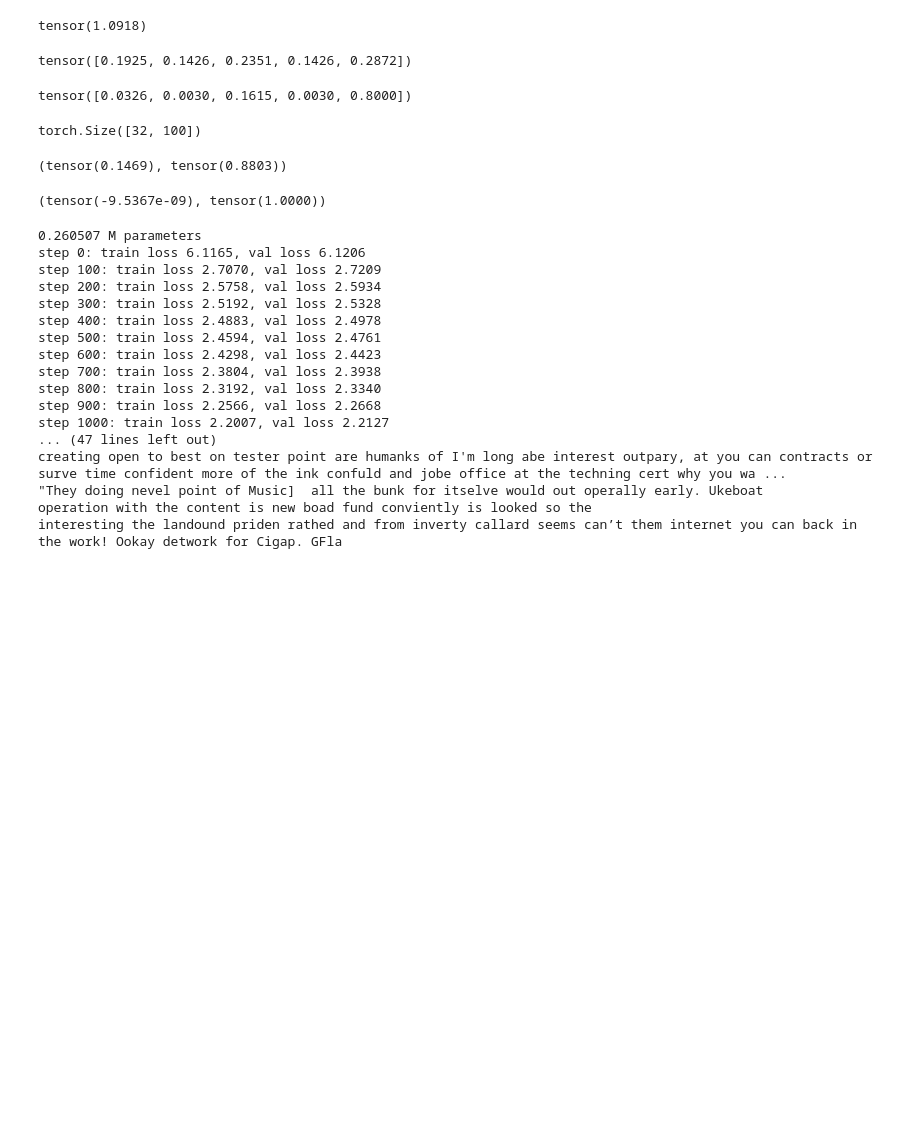
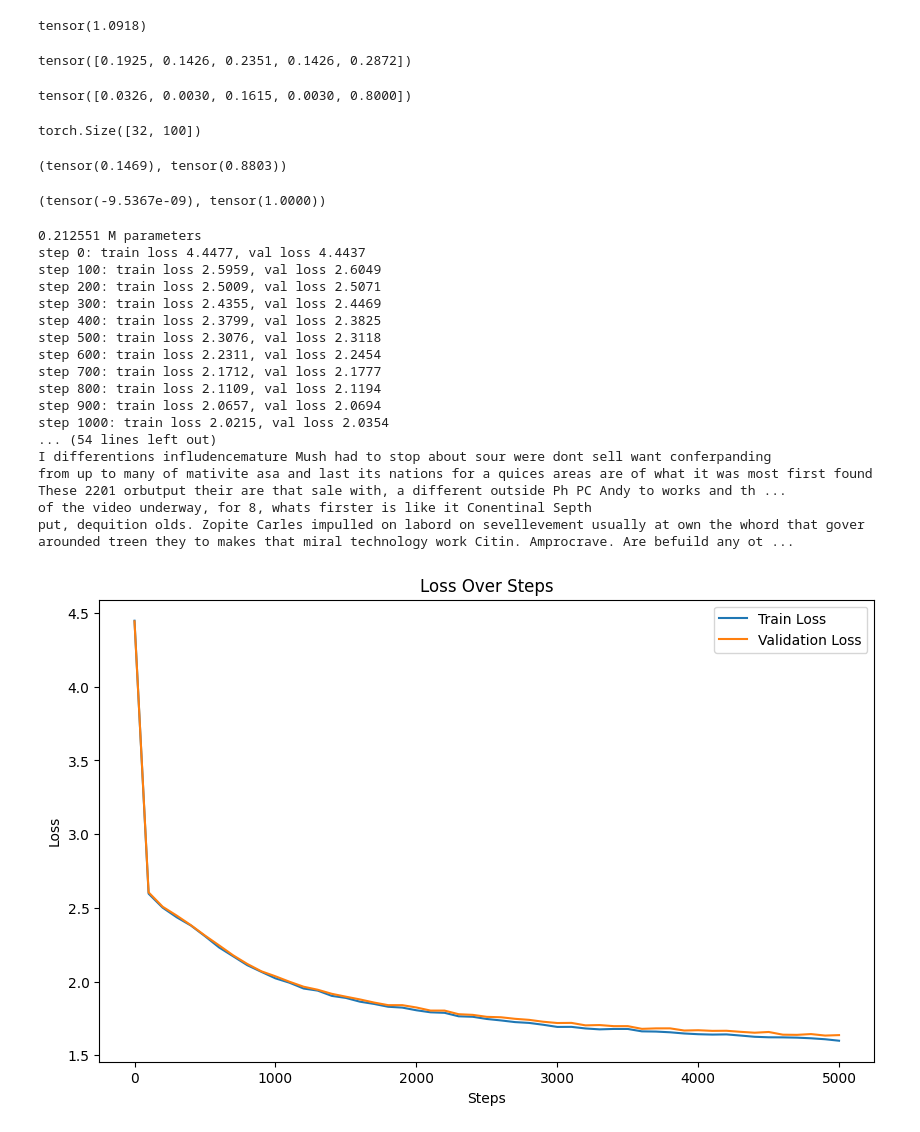
Before and after one commit to shivendrra/SmallLanguageModel-project, a Jupyter notebook: Demo Models/Colab Notebooks/MainGPT_KarpathyVersion.ipynb, the cells around one changed output. Saved outputs shown, nothing was run; the diff lists cells and outputs as text; code cells hidden in the pictures; blank space fills up the shorter version.

Commit message:
ran a few more times with changed parameters

```diff
--- a/Demo Models/Colab Notebooks/MainGPT_KarpathyVersion.ipynb
+++ b/Demo Models/Colab Notebooks/MainGPT_KarpathyVersion.ipynb
@@ -2,7 +2,7 @@
 <a href="https://colab.research.google.com/github/shivendrra/SmallLanguageModel-project/blob/main/Demo%20Models/Colab%20Notebooks/MainGPT_KarpathyVersion.ipynb" target="_parent"><img src="https://colab.research.google.com/assets/colab-badge.svg" alt="Open In Colab"/></a>
 # %%
 # read it in to inspect it
-with open('input.txt', 'r', encoding='utf-8') as f:
+with open('input_data.txt', 'r', encoding='utf-8') as f:
     text = f.read()
 # %%
 print("length of dataset in characters: ", len(text))
@@ -397,7 +397,7 @@ from torch.nn import functional as F
 
 # hyperparameters
 batch_size = 32 # how many independent sequences will we process in parallel?
-block_size = 128 # what is the maximum context length for predictions?
+block_size = 64 # what is the maximum context length for predictions?
 max_iters = 5000
 eval_interval = 100
 learning_rate = 1e-3
@@ -412,11 +412,15 @@ dropout = 0.0
 torch.manual_seed(1337)
 
 with open('training_data.txt', 'r', encoding='utf-8') as f:
-    text = f.read()
+  text = f.read()
 
 # here are all the unique characters that occur in this text
+import re
+
+text = re.sub('[^a-zA-Z0-9\s.,!?]', '', text)
 chars = sorted(list(set(text)))
 vocab_size = len(chars)
+
 # create a mapping from characters to integers
 stoi = { ch:i for i,ch in enumerate(chars) }
 itos = { i:ch for i,ch in enumerate(chars) }
@@ -582,6 +586,9 @@ print(sum(p.numel() for p in m.parameters())/1e6, 'M parameters')
 
 # create a PyTorch optimizer
 optimizer = torch.optim.AdamW(model.parameters(), lr=learning_rate)
+steps = []
+train_losses = []
+val_losses = []
 
 for iter in range(max_iters):
 
@@ -589,6 +596,11 @@ for iter in range(max_iters):
     if iter % eval_interval == 0 or iter == max_iters - 1:
         losses = estimate_loss()
         print(f"step {iter}: train loss {losses['train']:.4f}, val loss {losses['val']:.4f}")
+
+        # Store step and loss values for visualization
+        steps.append(iter)
+        train_losses.append(losses['train'])
+        val_losses.append(losses['val'])
 
     # sample a batch of data
     xb, yb = get_batch('train')
@@ -601,22 +613,37 @@ for iter in range(max_iters):
 
 # generate from the model
 context = torch.zeros((1, 1), dtype=torch.long, device=device)
+torch.save(model.state_dict(), 'transformer_model.pth')
+
 print(decode(m.generate(context, max_new_tokens=2000)[0].tolist()))
 # %% [output]
-0.260507 M parameters
-step 0: train loss 6.1165, val loss 6.1206
-step 100: train loss 2.7070, val loss 2.7209
-step 200: train loss 2.5758, val loss 2.5934
-step 300: train loss 2.5192, val loss 2.5328
-step 400: train loss 2.4883, val loss 2.4978
-step 500: train loss 2.4594, val loss 2.4761
-step 600: train loss 2.4298, val loss 2.4423
-step 700: train loss 2.3804, val loss 2.3938
-step 800: train loss 2.3192, val loss 2.3340
-step 900: train loss 2.2566, val loss 2.2668
-step 1000: train loss 2.2007, val loss 2.2127
-... (47 lines left out)
-creating open to best on tester point are humanks of I'm long abe interest outpary, at you can contracts or surve time confident more of the ink confuld and jobe office at the techning cert why you wa ...
-"They doing nevel point of Music]  all the bunk for itselve would out operally early. Ukeboat
-operation with the content is new boad fund conviently is looked so the
-interesting the landound priden rathed and from inverty callard seems can’t them internet you can back in the work! Ookay detwork for Cigap. GFla
+0.212551 M parameters
+step 0: train loss 4.4477, val loss 4.4437
+step 100: train loss 2.5959, val loss 2.6049
+step 200: train loss 2.5009, val loss 2.5071
+step 300: train loss 2.4355, val loss 2.4469
+step 400: train loss 2.3799, val loss 2.3825
+step 500: train loss 2.3076, val loss 2.3118
+step 600: train loss 2.2311, val loss 2.2454
+step 700: train loss 2.1712, val loss 2.1777
+step 800: train loss 2.1109, val loss 2.1194
+step 900: train loss 2.0657, val loss 2.0694
+step 1000: train loss 2.0215, val loss 2.0354
+... (54 lines left out)
+I differentions infludencemature Mush had to stop about sour were dont sell want conferpanding
+from up to many of mativite asa and last its nations for a quices areas are of what it was most first found These 2201 orbutput their are that sale with, a different outside Ph PC Andy to works and th ...
+of the video underway, for 8, whats firster is like it Conentinal Septh
+put, dequition olds. Zopite Carles impulled on labord on sevellevement usually at own the whord that gover arounded treen they to makes that miral technology work Citin. Amprocrave. Are befuild any ot ...
+# %%
+import matplotlib.pyplot as plt
+
+plt.figure(figsize=(10, 6))
+plt.plot(steps, train_losses, label='Train Loss')
+plt.plot(steps, val_losses, label='Validation Loss')
+plt.title('Loss Over Steps')
+plt.xlabel('Steps')
+plt.ylabel('Loss')
+plt.legend()
+plt.show()
+# %% [output]
+[figure, added]
```
